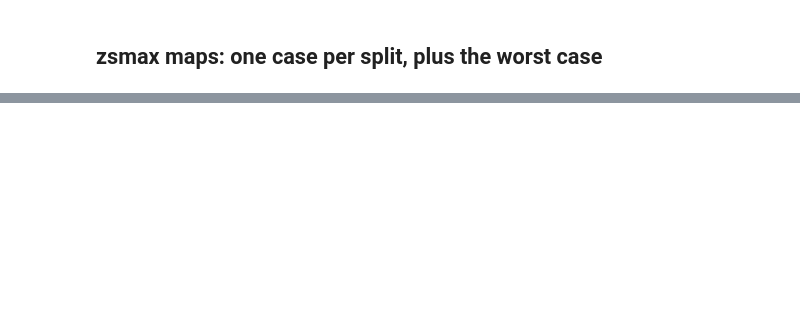
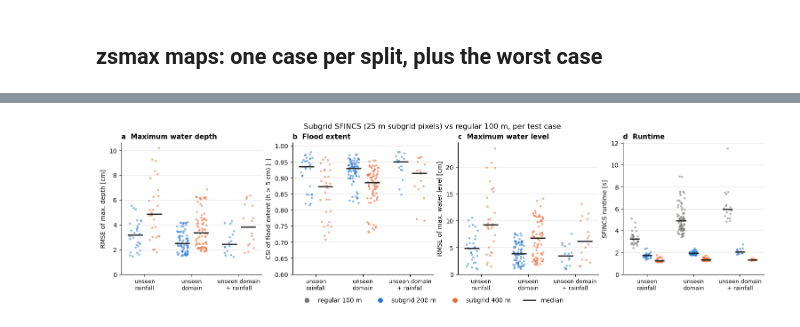
Before and after one commit to Leynse/SFINCS_mSWE-GNN_SU, a Jupyter notebook: notebooks/sfincs_rebuild/compare_results.ipynb, the cells around one changed output, grey strips where cells are left out. Drawn from its saved outputs; the diff is of its cells as text; code cells hidden in the pictures; blank space fills up the shorter version.

Commit message:
- Add last version including figures

```diff
--- a/notebooks/sfincs_rebuild/compare_results.ipynb
+++ b/notebooks/sfincs_rebuild/compare_results.ipynb
@@ -68,0 +139,4 @@ for case_name in zsmax_cases:
+# %%
+plot_summary(comparison, out_png=OUTPUT_FOLDER / "summary_figure.png");
+# %% [output]
+[figure, added]
```
Also changed, not shown: parts of 9 cells of this notebook.
